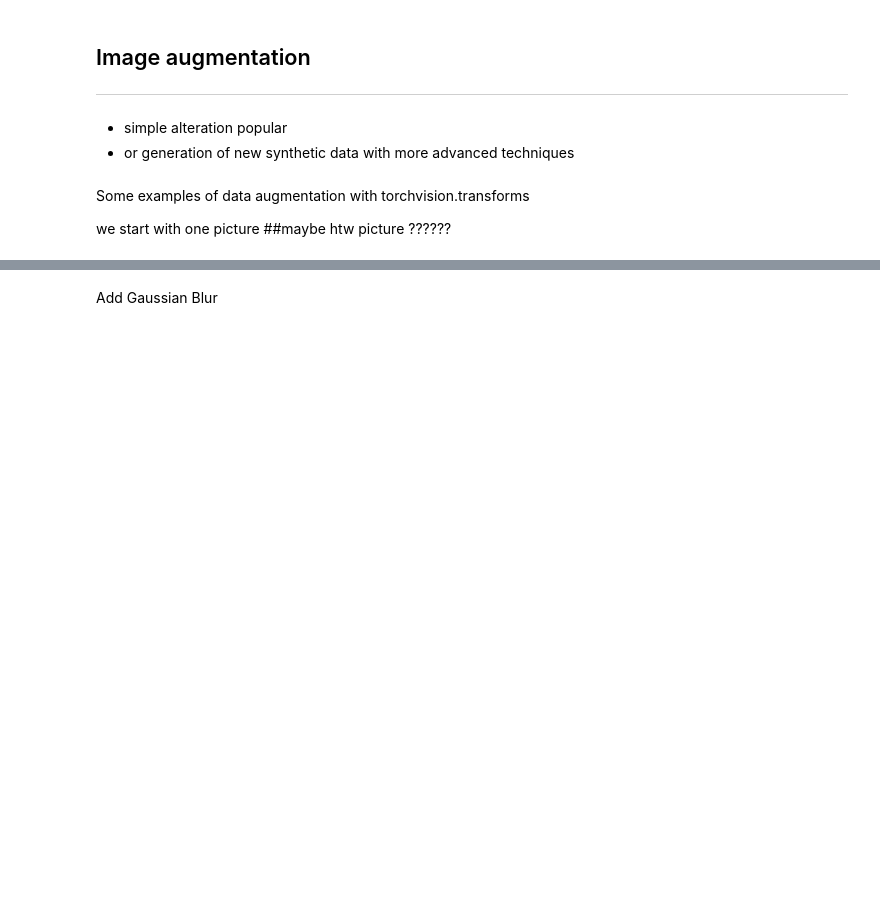
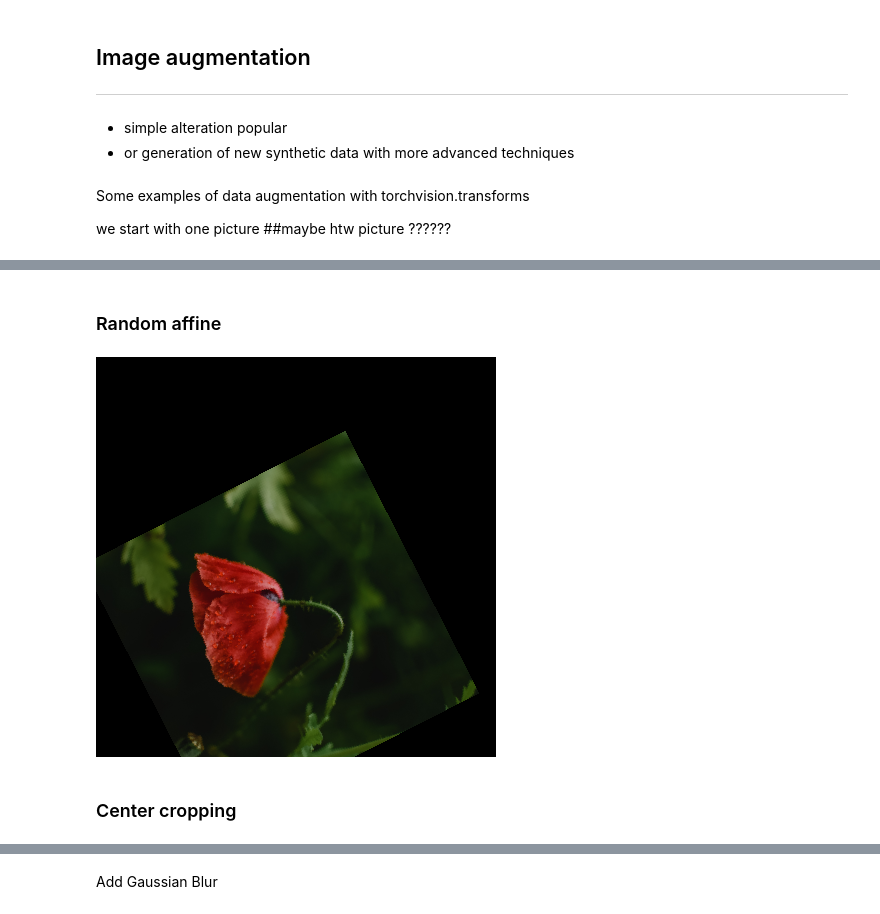
Before and after one commit to OliverThomaschewski/data_augmentation, a Jupyter notebook: data.ipynb, the cells around one changed output, grey strips where cells are left out. Cells and saved outputs as stored; diff of their text form; code cells hidden in the pictures; blank space fills up the shorter version.

```diff
--- a/data.ipynb
+++ b/data.ipynb
@@ -68,0 +95,9 @@ gray_img.save("images\img_gray.jpg")
+# %% [markdown]
+### Random affine
+# %%
+affine_img = T.RandomAffine(degrees=(30,70), translate=(0.1, 0.3), scale=(0.5, 0.75))(orig_img)
+affine_img
+# %% [output]
+[figure, added]
+# %% [markdown]
+### Center cropping
```
Also changed, not shown: parts of 28 cells of this notebook, 3 other files.
